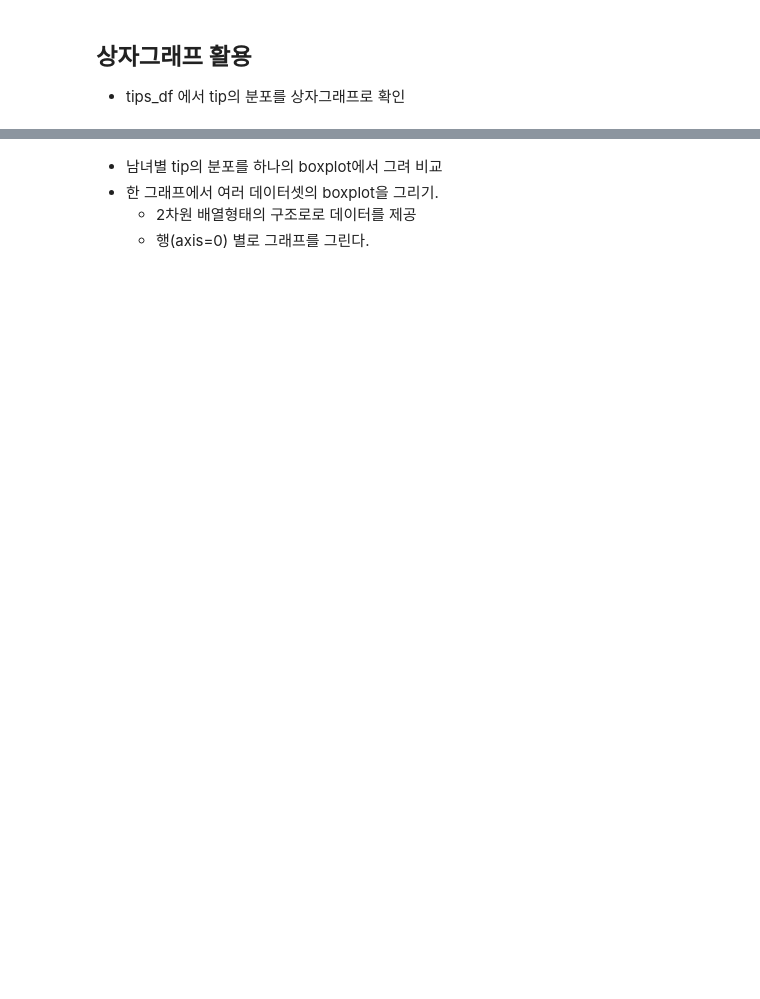
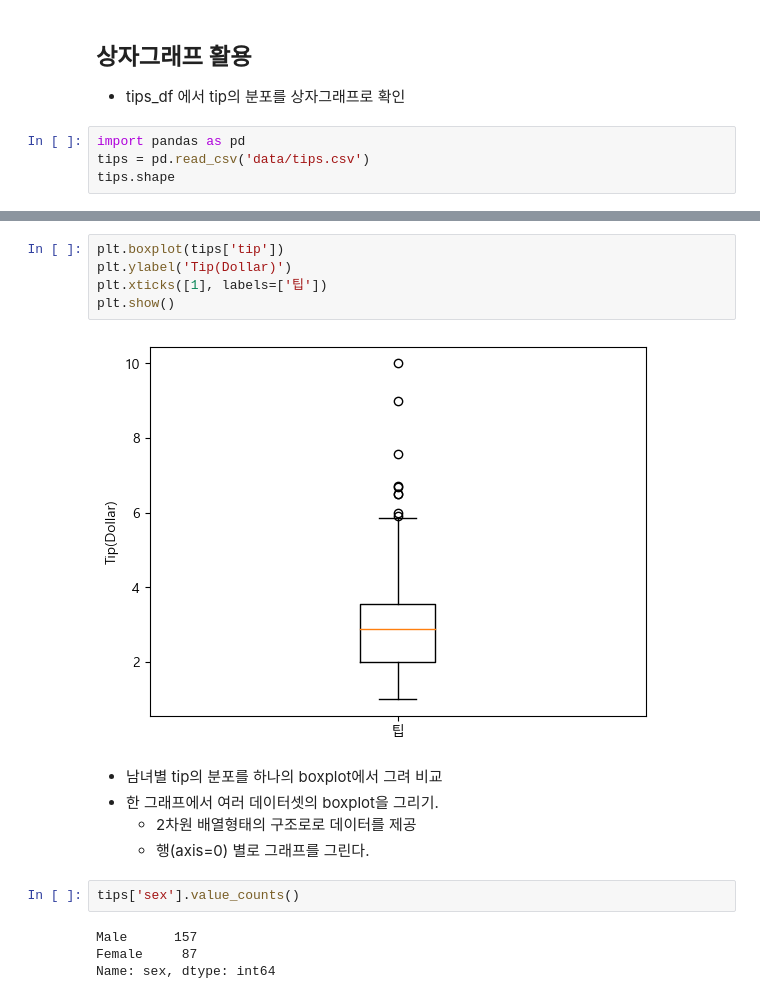
Before and after one commit to clerknek/PlayData, a Jupyter notebook: 03_Visualization/03_각종 그래프 그리기2.ipynb, the cells around one changed output, grey strips where cells are left out. Saved outputs shown, nothing was run; the diff lists cells and outputs as text; blank space fills up the shorter version.

```diff
--- a/03_Visualization/03_각종 그래프 그리기2.ipynb
+++ b/03_Visualization/03_각종 그래프 그리기2.ipynb
@@ -280,3 +294,7 @@ plt.show()
 # %% [markdown]
 ## 상자그래프 활용
 - tips_df 에서 tip의 분포를 상자그래프로 확인
+# %%
+import pandas as pd
+tips = pd.read_csv('data/tips.csv')
+tips.shape
@@ -283,5 +312,18 @@ plt.show()
+# %%
+plt.boxplot(tips['tip'])
+plt.ylabel('Tip(Dollar)')
+plt.xticks([1], labels=['팁'])
+plt.show()
+# %% [output]
+[figure, added]
 # %% [markdown]
 - 남녀별 tip의 분포를 하나의 boxplot에서 그려 비교
 - 한 그래프에서 여러 데이터셋의 boxplot을 그리기.
     - 2차원 배열형태의 구조로로 데이터를 제공
     - 행(axis=0) 별로 그래프를 그린다.
+# %%
+tips['sex'].value_counts()
+# %% [output]
+Male      157
+Female     87
+Name: sex, dtype: int64
```
Also changed, not shown: parts of 10 cells of this notebook, 3 other files.
